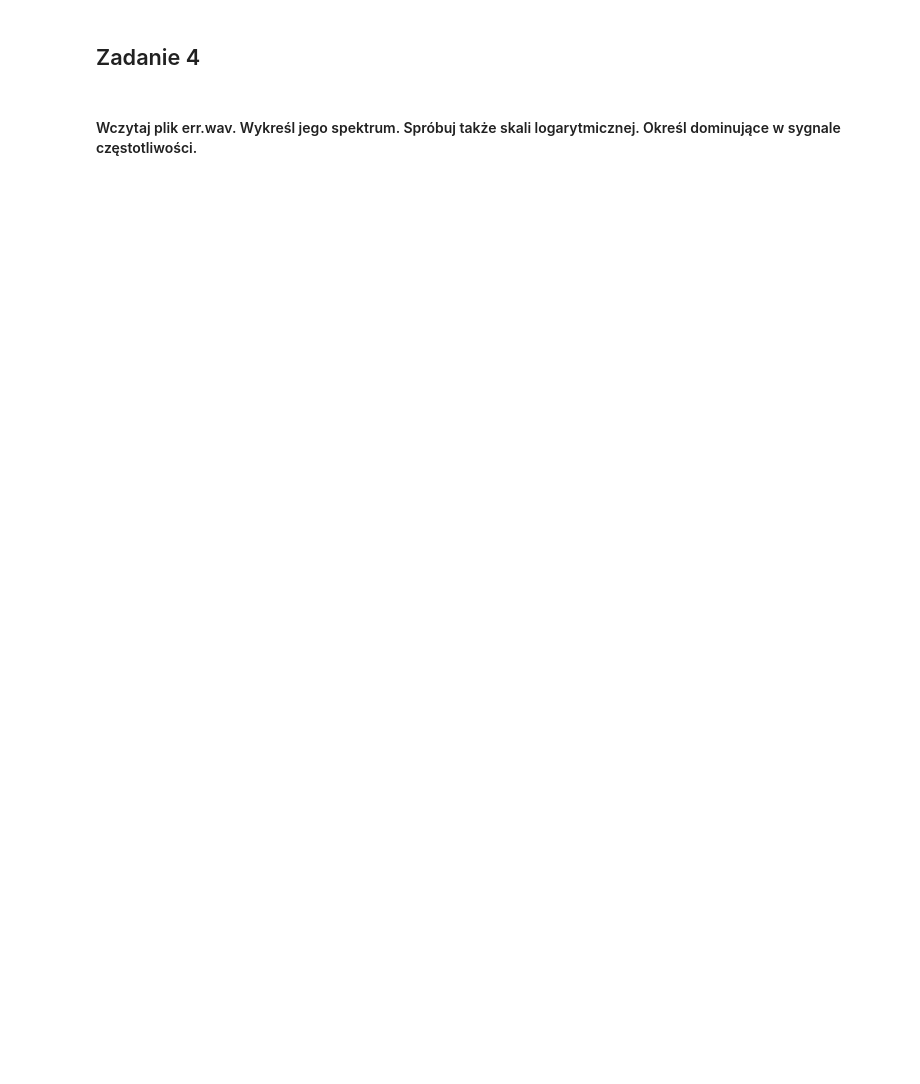
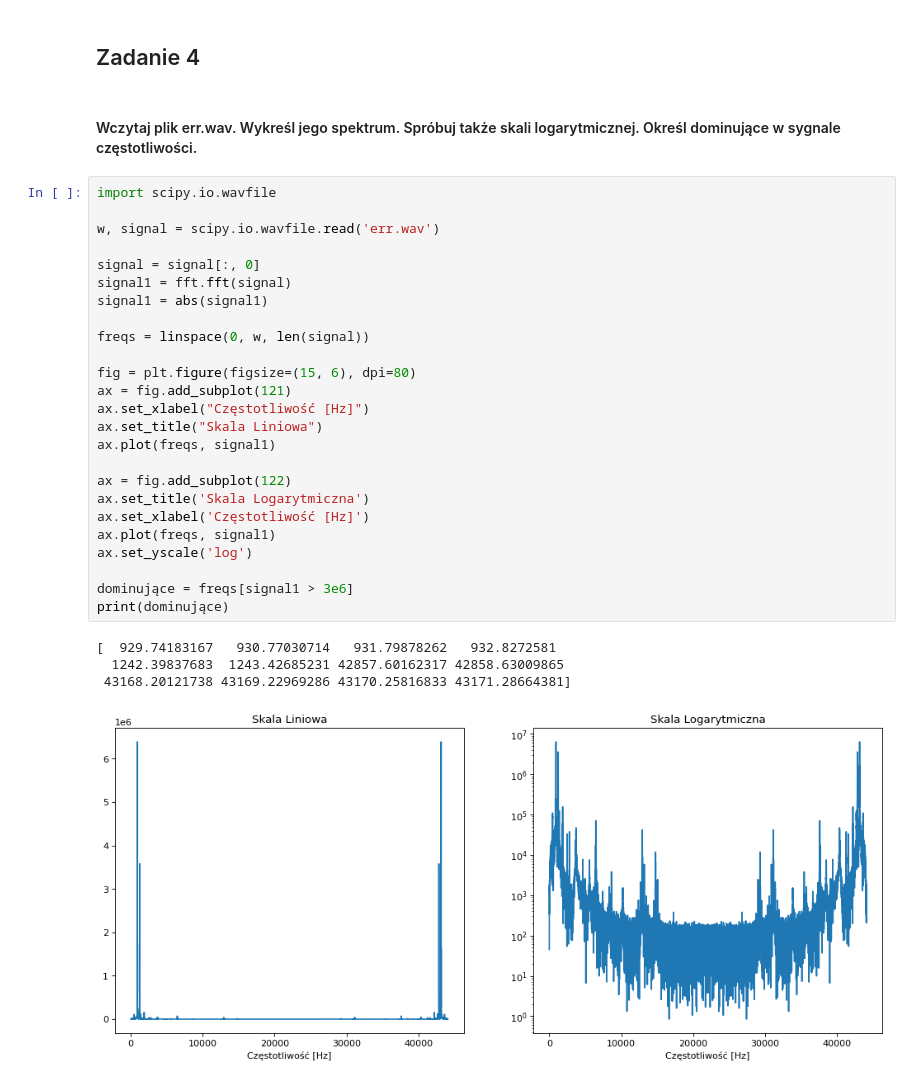
Before and after one commit to M4tof/KCK, a Jupyter notebook: zad3/signals.ipynb, the cells around one changed output. Drawn from its saved outputs; the diff is of its cells as text; blank space fills up the shorter version.

```diff
--- a/zad3/signals.ipynb
+++ b/zad3/signals.ipynb
@@ -259,3 +374,33 @@ plot_FFT(F=1,w=100,LP=1)
 ## Zadanie 4
 # %% [markdown]
 #### Wczytaj plik err.wav. Wykreśl jego spektrum. Spróbuj także skali logarytmicznej. Określ dominujące w sygnale częstotliwości.
+# %%
+import scipy.io.wavfile
+
+w, signal = scipy.io.wavfile.read('err.wav')
+
+signal = signal[:, 0]
+signal1 = fft.fft(signal)
+signal1 = abs(signal1)
+
+freqs = linspace(0, w, len(signal))
+
+fig = plt.figure(figsize=(15, 6), dpi=80)
+ax = fig.add_subplot(121)
+ax.set_xlabel("Częstotliwość [Hz]")
+ax.set_title("Skala Liniowa")
+ax.plot(freqs, signal1)
+
+ax = fig.add_subplot(122)
+ax.set_title('Skala Logarytmiczna')
+ax.set_xlabel('Częstotliwość [Hz]')
+ax.plot(freqs, signal1)
+ax.set_yscale('log')
+
+dominujące = freqs[signal1 > 3e6]
+print(dominujące)
+# %% [output]
+[  929.74183167   930.77030714   931.79878262   932.8272581
+  1242.39837683  1243.42685231 42857.60162317 42858.63009865
+ 43168.20121738 43169.22969286 43170.25816833 43171.28664381]
+[figure, added]
```
Also changed, not shown: parts of 9 cells of this notebook, 5 other files.
